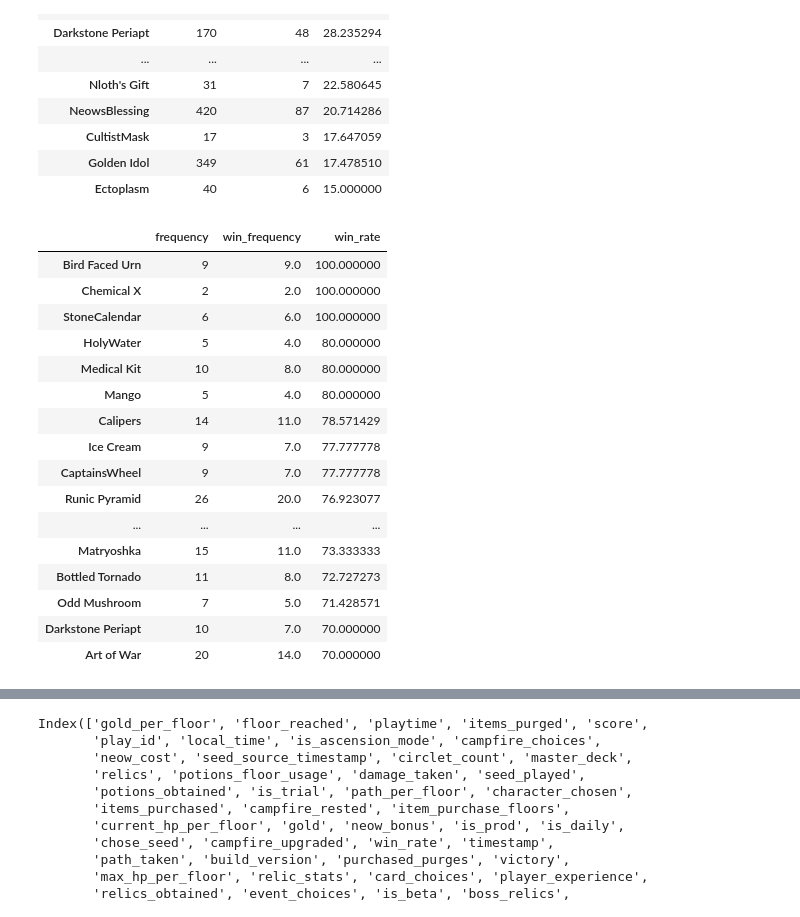
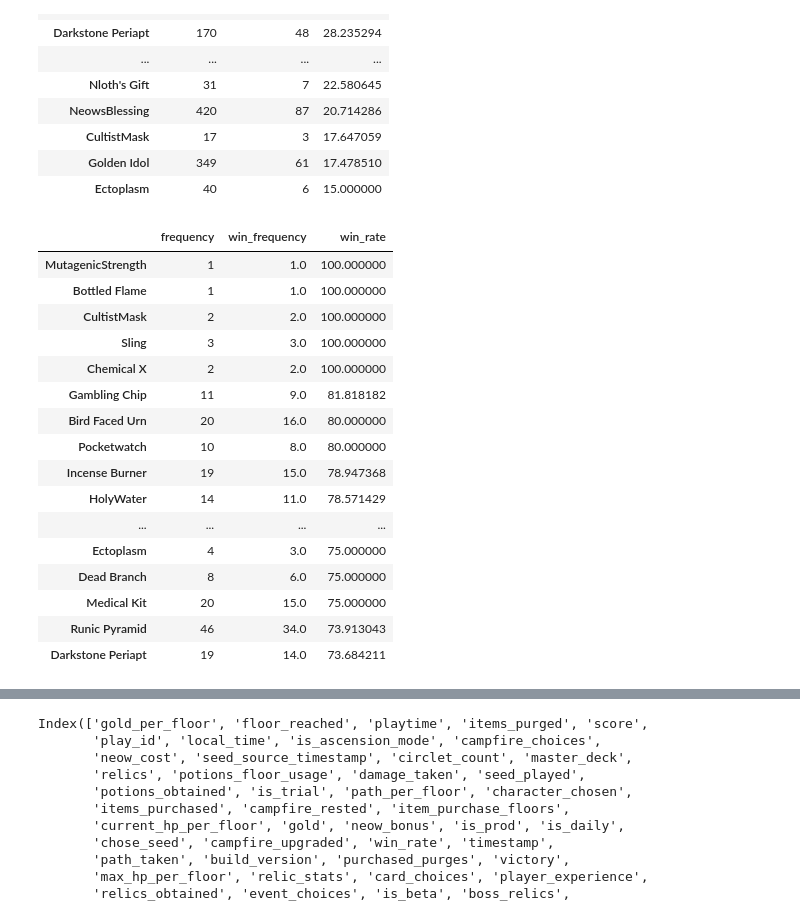
Before and after one commit to yuelongzheng/SlayTheSpire, a Jupyter notebook: Analysis.ipynb, the cells around one changed output, grey strips where cells are left out. Cells and saved outputs as stored; diff of their text form; code cells hidden in the pictures.

Commit message:
Cleaning up code and added death count

```diff
--- a/Analysis.ipynb
+++ b/Analysis.ipynb
@@ -36 +35,11 @@ asc_20_mask
 df = df[asc_20_mask]
+# %%
+ironclad_mask = df['character_chosen'] == 'IRONCLAD'
+silent_mask = df['character_chosen'] == 'THE_SILENT'
+defect_mask = df['character_chosen'] == 'DEFECT'
+watcher_mask = df['character_chosen'] == 'WATCHER'
+
+ironclad_df = df[ironclad_mask]
+silent_df = df[silent_mask]
+defect_df = df[defect_mask]
+watcher_df = df[watcher_mask]
@@ -408,4 +433,22 @@ def relic_winrate_by_char(some_char):
     relics_merge_df['win_rate'] = relics_merge_df['win_frequency']/relics_merge_df['frequency'] * 100
     result = relics_merge_df.sort_values(by = 'win_rate', ascending = False)
     return result
+# %%
+def relic_winrate_by_char(df):
+    # Obtain a boolean series based on whether heart was killed
+    heart_kills = df['floor_reached'] == 57
+    heart_kills_df = df[heart_kills]
+    char_win_relics_freq = {}
+    for row in heart_kills_df.itertuples():
+        count_frequency(char_win_relics_freq, row.relics)
+    # Obtain relics frequency in all runs by character
+    char_total_relics_freq = {}
+    for row in df.itertuples():
+        count_frequency(char_total_relics_freq, row.relics)
+    total_relics_df = pd.DataFrame.from_dict(char_total_relics_freq, orient = 'index', columns = ['frequency'])
+    winning_relics_df = pd.DataFrame.from_dict(char_win_relics_freq, orient = 'index', columns = ['win_frequency'])
+    relics_merge_df = pd.merge(total_relics_df, winning_relics_df, left_index = True, right_index = True, how = 'left')
+    relics_merge_df['win_rate'] = relics_merge_df['win_frequency']/relics_merge_df['frequency'] * 100
+    result = relics_merge_df.sort_values(by = 'win_rate', ascending = False)
+    return result
 # %%
@@ -532,26 +575,26 @@ defect_relics.tail(20)
 | Golden Idol | 349 | 61 | 17.478510 |
 | Ectoplasm | 40 | 6 | 15.000000 |
 # %%
-watcher_relics = relic_winrate_by_char('WATCHER')
+watcher_relics = relic_winrate_by_char(watcher_df)
 watcher_relics.head(20)
 # %% [output]
 |  | frequency | win_frequency | win_rate |
-| Bird Faced Urn | 9 | 9.0 | 100.000000 |
+| MutagenicStrength | 1 | 1.0 | 100.000000 |
+| Bottled Flame | 1 | 1.0 | 100.000000 |
+| CultistMask | 2 | 2.0 | 100.000000 |
+| Sling | 3 | 3.0 | 100.000000 |
 | Chemical X | 2 | 2.0 | 100.000000 |
-| StoneCalendar | 6 | 6.0 | 100.000000 |
-| HolyWater | 5 | 4.0 | 80.000000 |
-| Medical Kit | 10 | 8.0 | 80.000000 |
-| Mango | 5 | 4.0 | 80.000000 |
-| Calipers | 14 | 11.0 | 78.571429 |
-| Ice Cream | 9 | 7.0 | 77.777778 |
-| CaptainsWheel | 9 | 7.0 | 77.777778 |
-| Runic Pyramid | 26 | 20.0 | 76.923077 |
+| Gambling Chip | 11 | 9.0 | 81.818182 |
+| Bird Faced Urn | 20 | 16.0 | 80.000000 |
+| Pocketwatch | 10 | 8.0 | 80.000000 |
+| Incense Burner | 19 | 15.0 | 78.947368 |
+| HolyWater | 14 | 11.0 | 78.571429 |
 | ... | ... | ... | ... |
-| Matryoshka | 15 | 11.0 | 73.333333 |
-| Bottled Tornado | 11 | 8.0 | 72.727273 |
-| Odd Mushroom | 7 | 5.0 | 71.428571 |
-| Darkstone Periapt | 10 | 7.0 | 70.000000 |
-| Art of War | 20 | 14.0 | 70.000000 |
+| Ectoplasm | 4 | 3.0 | 75.000000 |
+| Dead Branch | 8 | 6.0 | 75.000000 |
+| Medical Kit | 20 | 15.0 | 75.000000 |
+| Runic Pyramid | 46 | 34.0 | 73.913043 |
+| Darkstone Periapt | 19 | 14.0 | 73.684211 |
 # %%
 watcher_relics.tail(20)
 # %% [output]
```
Also changed, not shown: parts of 105 cells of this notebook.
